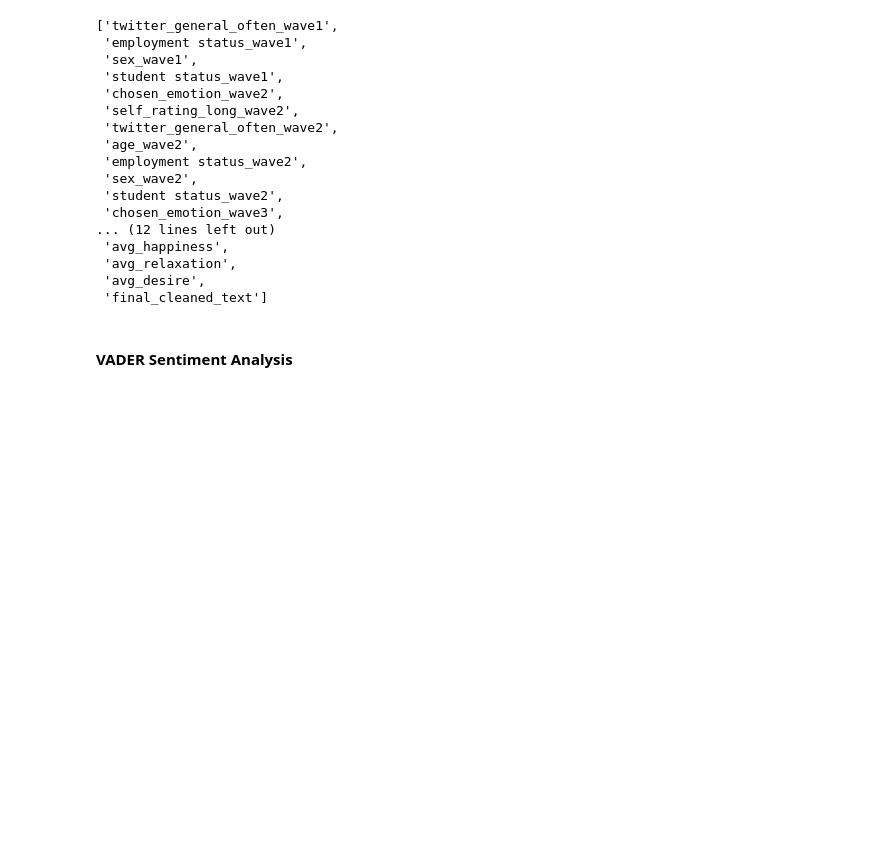
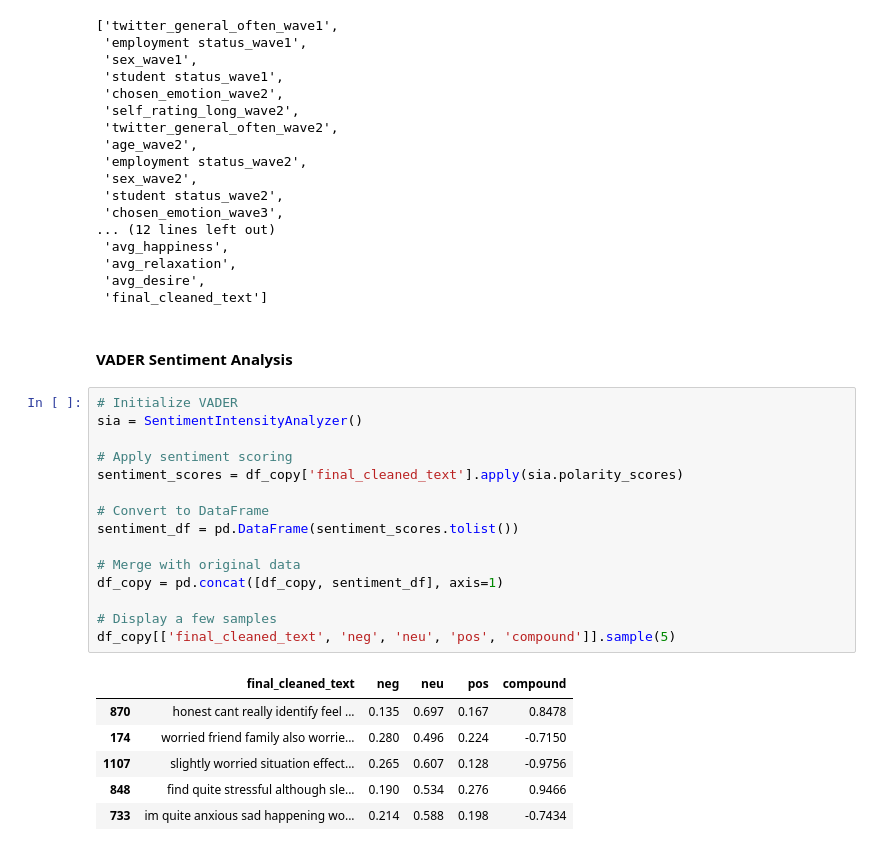
Before and after one commit to MamleyDjabatey/Classifying-Worry-Types-Using-Emotion-Rich-Text-and-Self-Reported-Ratings-, a Jupyter notebook: RW3D_WORRY.ipynb, the cells around one changed output. Saved outputs shown, nothing was run; the diff lists cells and outputs as text; blank space fills up the shorter version.

```diff
--- a/RW3D_WORRY.ipynb
+++ b/RW3D_WORRY.ipynb
@@ -344,3 +344,25 @@ df_copy.columns.to_list()
  'final_cleaned_text']
 # %% [markdown]
 #### VADER Sentiment Analysis
+# %%
+# Initialize VADER
+sia = SentimentIntensityAnalyzer()
+
+# Apply sentiment scoring
+sentiment_scores = df_copy['final_cleaned_text'].apply(sia.polarity_scores)
+
+# Convert to DataFrame
+sentiment_df = pd.DataFrame(sentiment_scores.tolist())
+
+# Merge with original data
+df_copy = pd.concat([df_copy, sentiment_df], axis=1)
+
+# Display a few samples
+df_copy[['final_cleaned_text', 'neg', 'neu', 'pos', 'compound']].sample(5)
+# %% [output]
+|  | final_cleaned_text | neg | neu | pos | compound |
+| 870 | honest cant really identify feel ... | 0.135 | 0.697 | 0.167 | 0.8478 |
+| 174 | worried friend family also worrie... | 0.280 | 0.496 | 0.224 | -0.7150 |
+| 1107 | slightly worried situation effect... | 0.265 | 0.607 | 0.128 | -0.9756 |
+| 848 | find quite stressful although sle... | 0.190 | 0.534 | 0.276 | 0.9466 |
+| 733 | im quite anxious sad happening wo... | 0.214 | 0.588 | 0.198 | -0.7434 |
```
Also changed, not shown: parts of 3 cells of this notebook.
